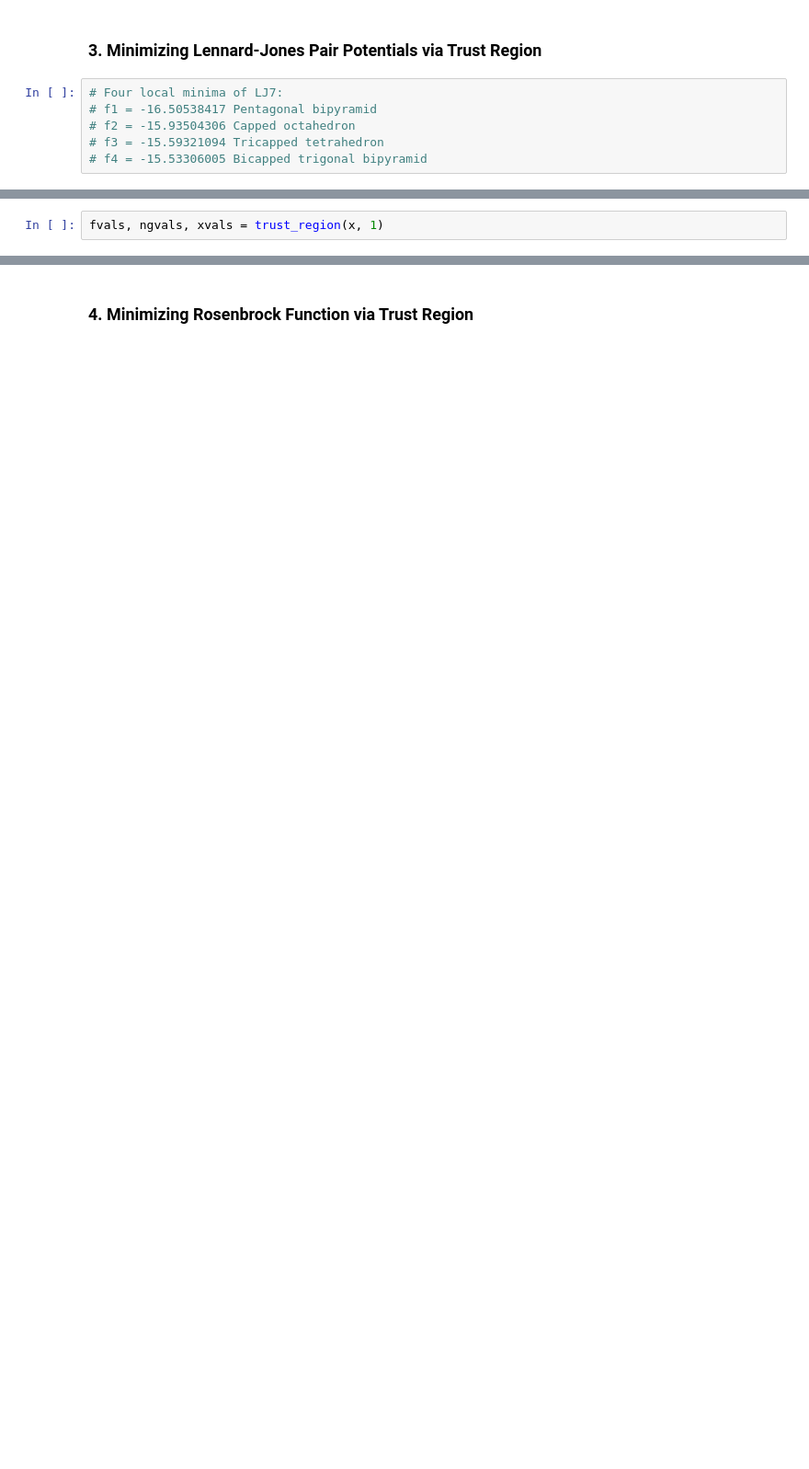
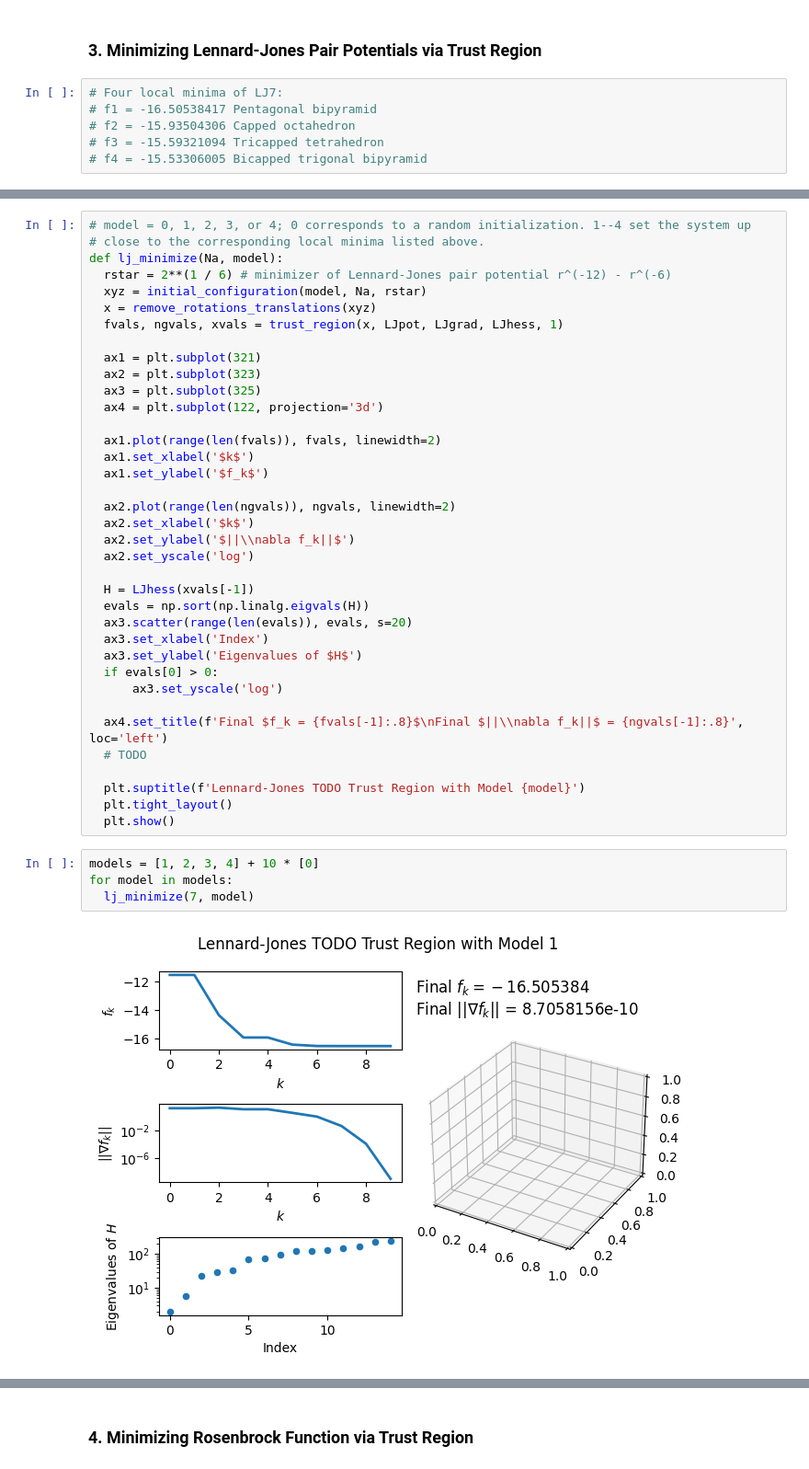
Before and after one commit to elijahkin/amsc660, a Jupyter notebook: hw11/hw11.ipynb, the cells around one changed output, grey strips where cells are left out. Shown at 92% size. Cells and saved outputs as stored; diff of their text form; blank space fills up the shorter version.

```diff
--- a/hw11/hw11.ipynb
+++ b/hw11/hw11.ipynb
@@ -136,2 +122,0 @@ drawconf(LJvector2array(x), 0.5 * rstar)
-# %%
-fvals, ngvals, xvals = trust_region(x, 1)
@@ -181,0 +123,43 @@ plt.show()
+# %%
+# model = 0, 1, 2, 3, or 4; 0 corresponds to a random initialization. 1--4 set the system up
+# close to the corresponding local minima listed above.
+def lj_minimize(Na, model):
+  rstar = 2**(1 / 6) # minimizer of Lennard-Jones pair potential r^(-12) - r^(-6)
+  xyz = initial_configuration(model, Na, rstar)
+  x = remove_rotations_translations(xyz)
+  fvals, ngvals, xvals = trust_region(x, LJpot, LJgrad, LJhess, 1)
+
+  ax1 = plt.subplot(321)
+  ax2 = plt.subplot(323)
+  ax3 = plt.subplot(325)
+  ax4 = plt.subplot(122, projection='3d')
+
+  ax1.plot(range(len(fvals)), fvals, linewidth=2)
+  ax1.set_xlabel('$k$')
+  ax1.set_ylabel('$f_k$')
+
+  ax2.plot(range(len(ngvals)), ngvals, linewidth=2)
+  ax2.set_xlabel('$k$')
+  ax2.set_ylabel('$||\\nabla f_k||$')
+  ax2.set_yscale('log')
+
+  H = LJhess(xvals[-1])
+  evals = np.sort(np.linalg.eigvals(H))
+  ax3.scatter(range(len(evals)), evals, s=20)
+  ax3.set_xlabel('Index')
+  ax3.set_ylabel('Eigenvalues of $H$')
+  if evals[0] > 0:
+      ax3.set_yscale('log')
+
+  ax4.set_title(f'Final $f_k = {fvals[-1]:.8}$\nFinal $||\\nabla f_k||$ = {ngvals[-1]:.8}', loc='left')
+  # TODO
+
+  plt.suptitle(f'Lennard-Jones TODO Trust Region with Model {model}')
+  plt.tight_layout()
+  plt.show()
+# %%
+models = [1, 2, 3, 4] + 10 * [0]
+for model in models:
+  lj_minimize(7, model)
+# %% [output]
+[figure, added]
```
Also changed, not shown: parts of 11 cells of this notebook.
